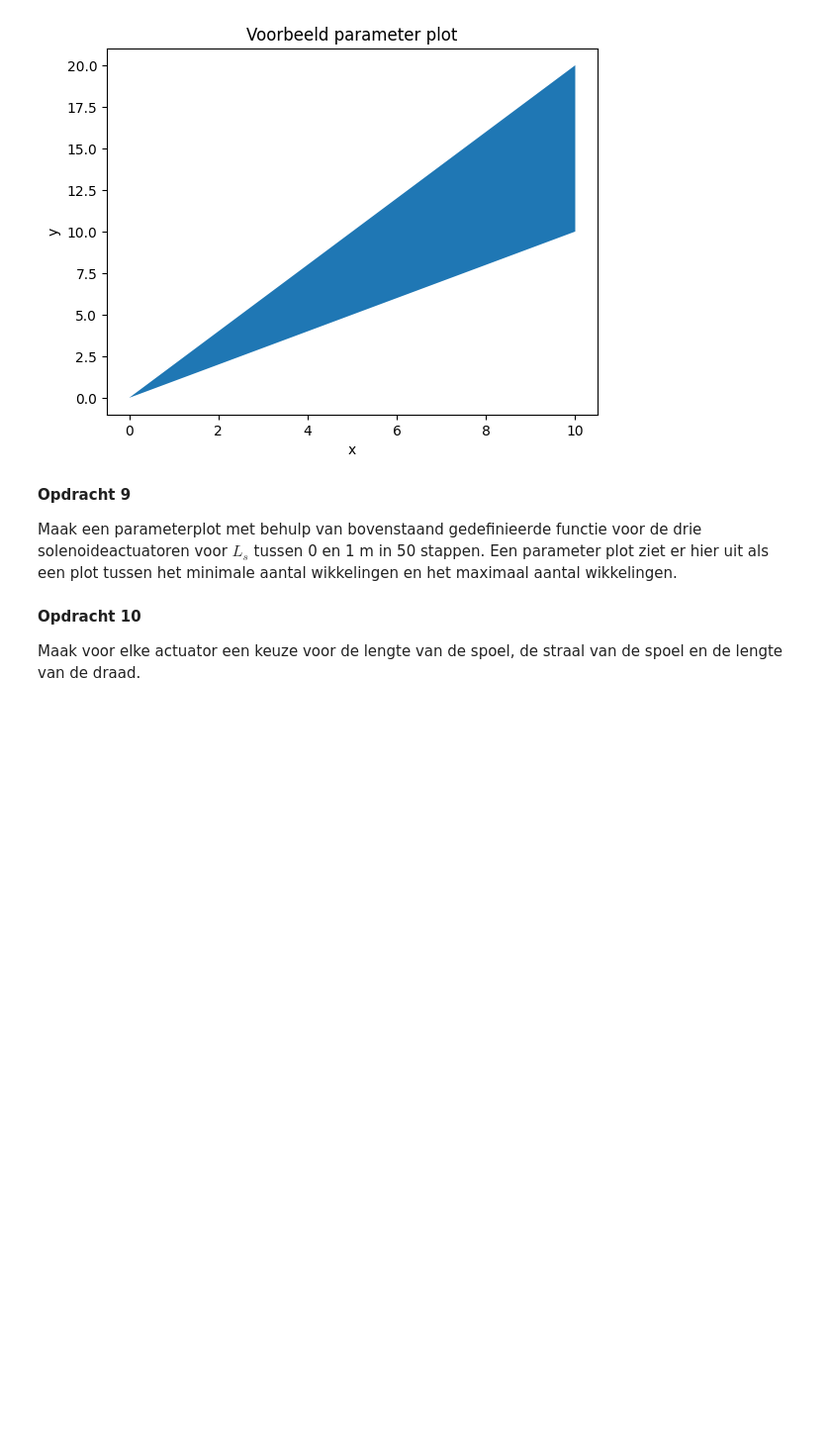
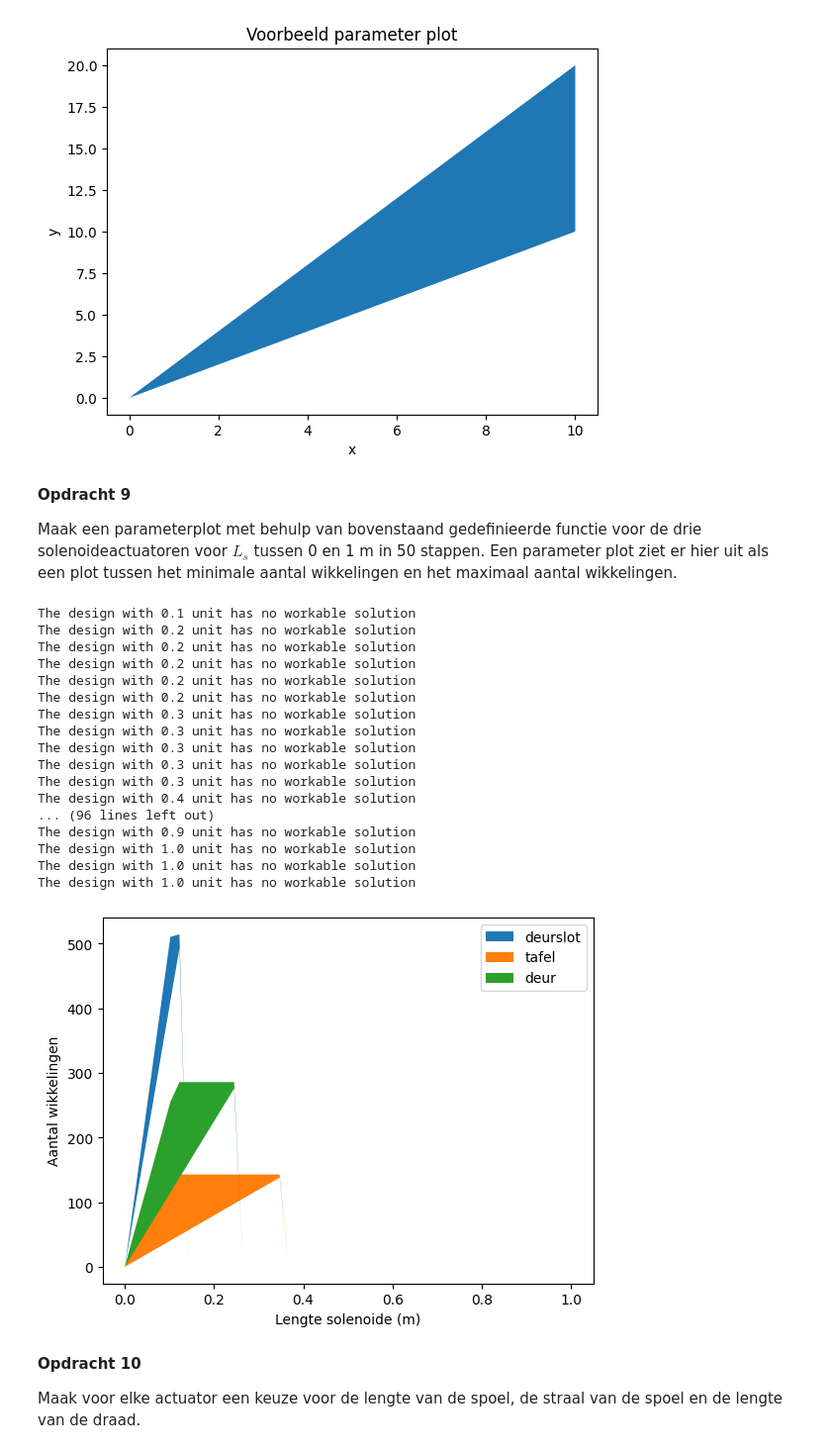
Before and after one commit to HugovKrevel/HugovK-DEF-D, a Jupyter notebook: KrachtactuatorOpdracht.ipynb, the cells around one changed output. Shown at 99% size. Cells and saved outputs as stored; diff of their text form; code cells hidden in the pictures; blank space fills up the shorter version.

```diff
--- a/KrachtactuatorOpdracht.ipynb
+++ b/KrachtactuatorOpdracht.ipynb
@@ -179,15 +180,18 @@ mu_0 = 1.25663706127*10e-6 # magnetische permeabiliteit in vacuum
 mu_r = 5.0*1e3 #permeabiliteit voor puur ijzer
 def aantal_wikkelingen(F,L_s,r_s,r_d,I, L_d):
     # Voeg hieronder de formules voor het maximum en minimum aantal wikkelingen.
-    N_min = np.sqrt((2*F*L_s**2)/((mu_r-1)*r_s*np.pi*mu_0**2*I**2))
+    N_min = np.sqrt((2*F*L_s**2)/((mu_r-1)*r_s**2*np.pi*mu_0*I**2))
     N_max_1 = L_s/(2*r_d)
     N_max_2 = L_d/(2*np.pi*r_s)
 
-    if N_min > N_max: ## Als het ontwerp niet mogelijk is.
-        print('The design with %.1f unit has no workable solution'%a)
-        N_min = 'NaN'
-        N_max = 'NaN'
-    N_max = max(N_max_1,N_max_2)
+    N_max = np.minimum(N_max_1, N_max_2)
+
+    for i in range(len(L_s)):
+        if N_min[i] > N_max[i]: ## Als het ontwerp niet mogelijk is.
+            print('The design with %.1f unit has no workable solution'%L_s[i])
+            N_min[i] = 0
+            N_max[i] = 0
+
     return N_min, N_max
 # %% [markdown]
 Een parameter plot geeft ons inzicht in de haalbaarheid van het idee. In dit geval willen we kijken naar het mogelijke aantal wikkelingen en de lengte van onze solenoide. Hieronder staat een voorbeeld van code die een voorbeeld plot creëert met minimale eis $y=x$ en de maximale eis $y=2x$.
@@ -208,9 +212,59 @@ Text(0, 0.5, 'y')
 
 Maak een parameterplot met behulp van bovenstaand gedefinieerde functie voor de drie solenoideactuatoren voor $L_s$ tussen 0 en 1 m in 50 stappen. Een parameter plot ziet er hier uit als een plot tussen het minimale aantal wikkelingen en het maximaal aantal wikkelingen.
 # %%
-###
-###Jouw code hier###
-###
+#aantal_wikkelingen(F,L_s,r_s,r_d,I, L_d)
+
+F_deurslot = 40 #N
+r_s_deurslot = 0.01 #m
+r_d_deurslot = 0.1*1e-3
+I_deurslot = 0.5 #A
+
+I_tafel = 2 #A
+F_tafel= 400 #N
+r_d_tafel = 0.2*1e-3
+r_s_tafel = 0.08
+
+I_deur = 2 #A
+F_deur = 50 #N
+r_d_deur = 0.2*1e-3
+r_s_deur = 0.01
+
+Ls = np.linspace(0,1,50)
+N_deurslot = aantal_wikkelingen(F_deurslot, Ls,  r_s_deurslot,r_d_deurslot,I_deurslot, l_deurslot)
+
+N_tafel = aantal_wikkelingen(F_tafel, Ls,  r_s_tafel,r_d_tafel,I_tafel, l_tafel)
+
+N_deur = aantal_wikkelingen(F_deur,Ls,r_s_deur,r_d_deur,I_deur,l_deur)
+
+plt.figure()
+plt.fill_between(Ls, N_deurslot[0],N_deurslot[1], label = "deurslot")
+
+plt.fill_between(Ls, N_tafel[0],N_tafel[1], label = "tafel")
+
+plt.fill_between(Ls,N_deur[0],N_deur[1], label = "deur")
+plt.xlabel("Lengte solenoide (m)")
+plt.ylabel("Aantal wikkelingen")
+plt.legend()
+plt.show()
+# %% [output]
+The design with 0.1 unit has no workable solution
+The design with 0.2 unit has no workable solution
+The design with 0.2 unit has no workable solution
+The design with 0.2 unit has no workable solution
+The design with 0.2 unit has no workable solution
+The design with 0.2 unit has no workable solution
+The design with 0.3 unit has no workable solution
+The design with 0.3 unit has no workable solution
+The design with 0.3 unit has no workable solution
+The design with 0.3 unit has no workable solution
+The design with 0.3 unit has no workable solution
+The design with 0.4 unit has no workable solution
+... (96 lines left out)
+The design with 0.9 unit has no workable solution
+The design with 1.0 unit has no workable solution
+The design with 1.0 unit has no workable solution
+The design with 1.0 unit has no workable solution
+[figure, added]
 # %% [markdown]
 **Opdracht 10**
 
```
Also changed, not shown: parts of 2 cells of this notebook.
